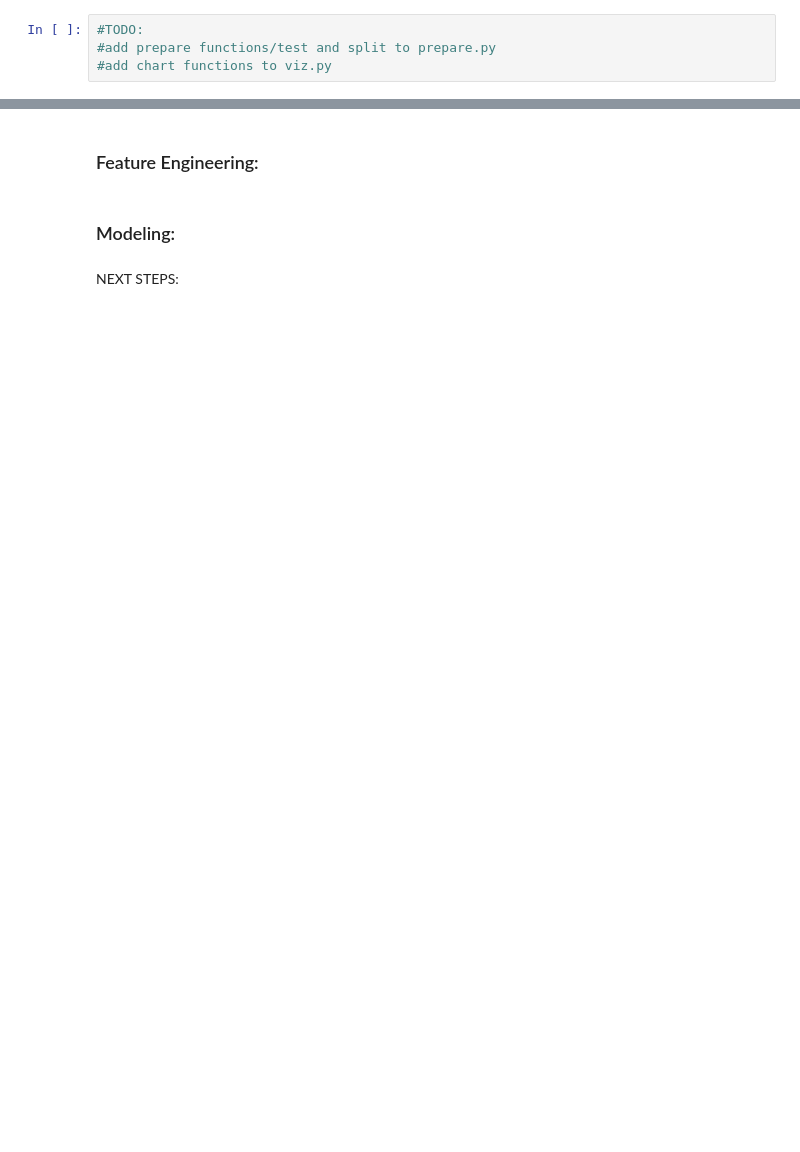
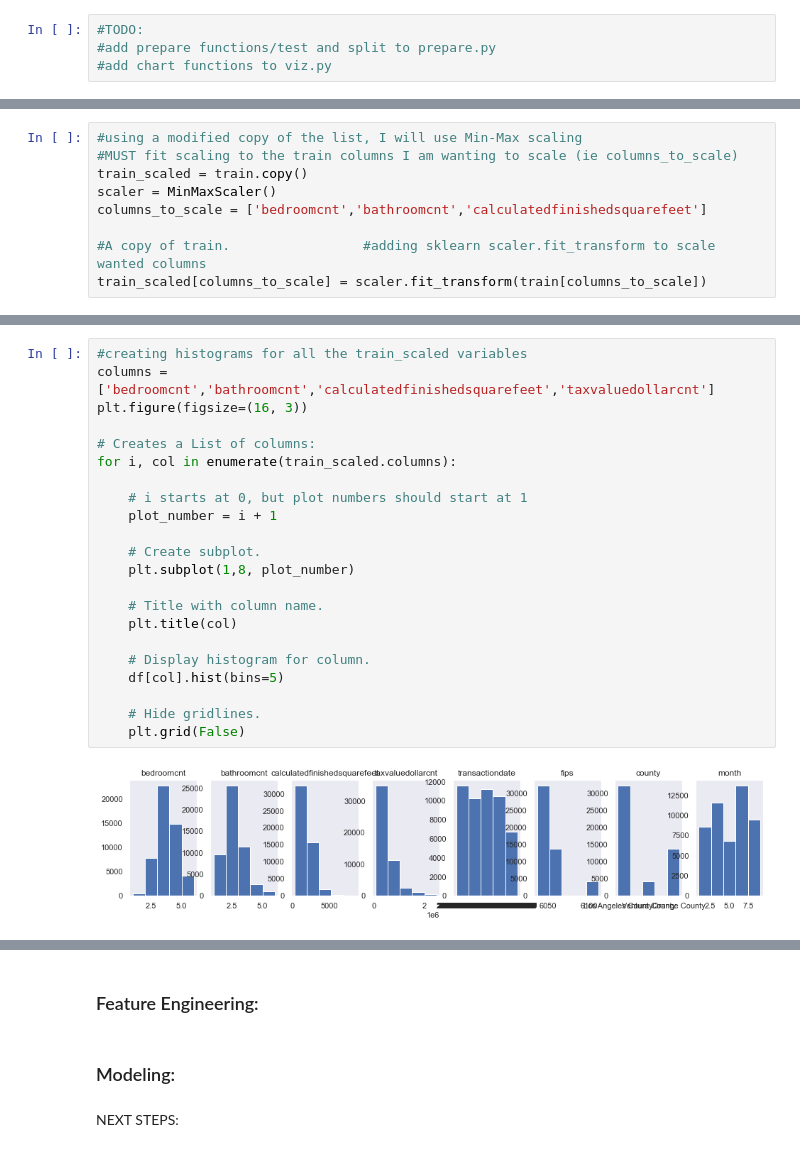
Before and after one commit to jeneyring/Regression_Final_Report, a Jupyter notebook: finalreport_ScratchPad.ipynb, the cells around one changed output, grey strips where cells are left out. Saved outputs shown, nothing was run; the diff lists cells and outputs as text; blank space fills up the shorter version.

```diff
--- a/finalreport_ScratchPad.ipynb
+++ b/finalreport_ScratchPad.ipynb
@@ -809,0 +851,9 @@ plot_variable_pairs()
+# %%
+#using a modified copy of the list, I will use Min-Max scaling
+#MUST fit scaling to the train columns I am wanting to scale (ie columns_to_scale)
+train_scaled = train.copy()
+scaler = MinMaxScaler()
+columns_to_scale = ['bedroomcnt','bathroomcnt','calculatedfinishedsquarefeet']
+
+#A copy of train.                 #adding sklearn scaler.fit_transform to scale wanted columns
+train_scaled[columns_to_scale] = scaler.fit_transform(train[columns_to_scale])
@@ -809,0 +877,24 @@ plot_variable_pairs()
+# %%
+#creating histograms for all the train_scaled variables
+columns = ['bedroomcnt','bathroomcnt','calculatedfinishedsquarefeet','taxvaluedollarcnt']
+plt.figure(figsize=(16, 3))
+
+# Creates a List of columns:
+for i, col in enumerate(train_scaled.columns):
+
+    # i starts at 0, but plot numbers should start at 1
+    plot_number = i + 1
+
+    # Create subplot.
+    plt.subplot(1,8, plot_number)
+
+    # Title with column name.
+    plt.title(col)
+
+    # Display histogram for column.
+    df[col].hist(bins=5)
+
+    # Hide gridlines.
+    plt.grid(False)
+# %% [output]
+[figure, added]
```
Also changed, not shown: parts of 56 cells of this notebook, 2 other files.
